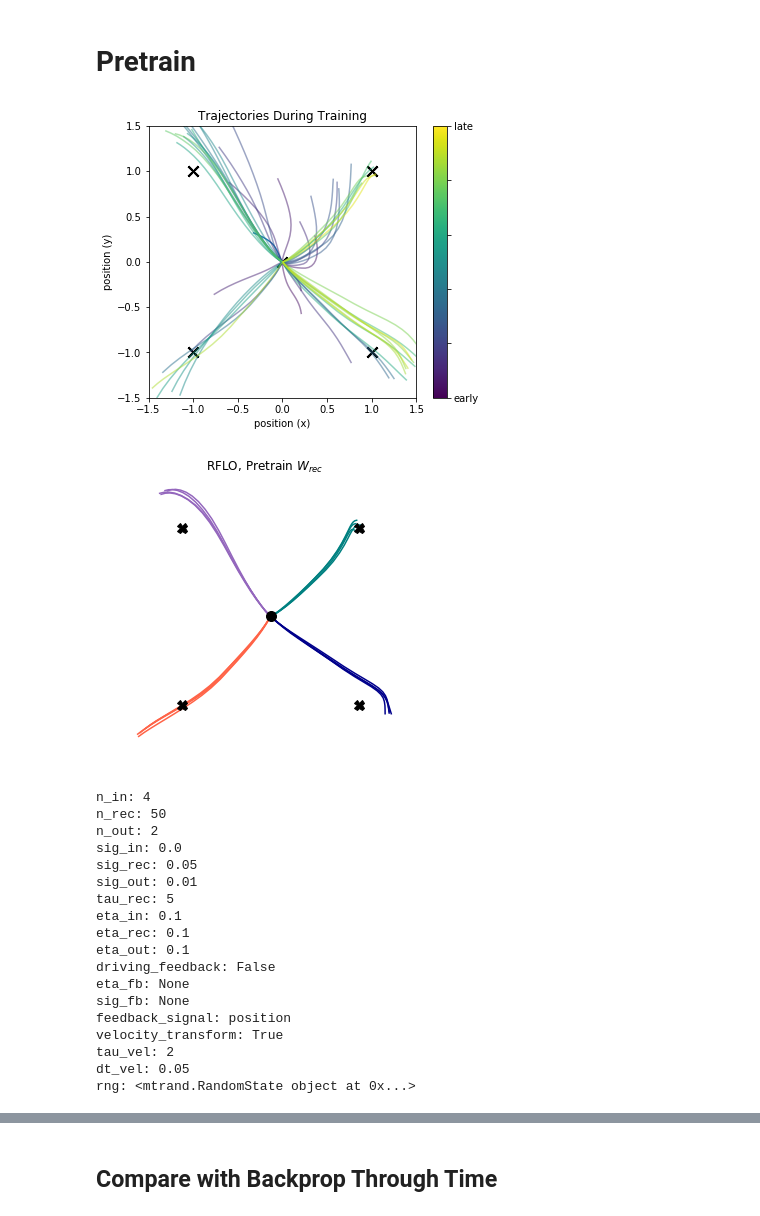
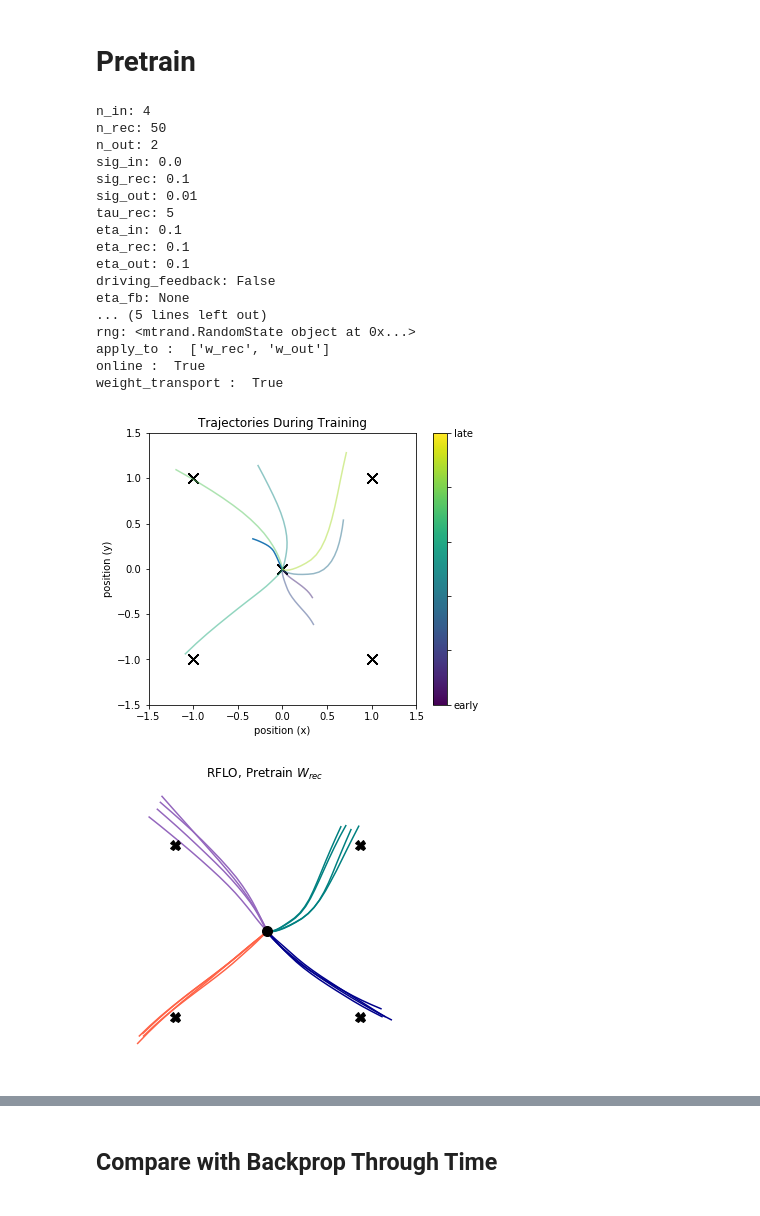
Before and after one commit to jacobfulano/rnn-learning, a Jupyter notebook: experiments/SubpopulationExperiment.ipynb, the cells around one changed output, grey strips where cells are left out. Saved outputs shown, nothing was run; the diff lists cells and outputs as text; code cells hidden in the pictures.

```diff
--- a/experiments/SubpopulationExperiment.ipynb
+++ b/experiments/SubpopulationExperiment.ipynb
@@ -97,48 +97,46 @@ task4 = Task(x_in=x_pulse4,y_target=np.asarray([[-1],[-1]]))
 # %%
 # Set RNN Parameters
 params = RNNparams(n_in=4,n_rec=50,n_out=2,tau_rec=5,
                eta_in=0.1,eta_rec=0.1,eta_out=0.1,
-               sig_in=0.0,sig_rec=0.05,sig_out=0.01,
+               sig_in=0.0,sig_rec=0.1,sig_out=0.01,
                velocity_transform=True, tau_vel = 2, dt_vel = 0.05,
                rng=np.random.RandomState(1))
+params.print_params()
 
 # Initialize RNN
 net0 = RNN(params)
 
 # initialize simulation
 sim0 = Simulation(net0)
 
 # instantiate learning algorithm
 # Specify particular matrix/unit to apply algorithm
-rflo0 = RFLO(net0,apply_to=['w_out'],online=True,weight_transport=True)
+rflo0 = RFLO(net0,apply_to=['w_rec','w_out'],online=True,weight_transport=True)
 #bptt = BPTT(net0,apply_to=['w_rec','w_out'],online=False) # something strange happening here
+rflo0.print_params()
 
 
-sim0.run_session(n_trials=1000, tasks=[task1,task2,task3,task4], learn_alg=[rflo0], probe_types=['h','y_out','pos'], plot=True, plot_freq=20)
+sim0.run_session(n_trials=150, tasks=[task1,task2,task3,task4], learn_alg=[rflo0], probe_types=['h','y_out','pos'], plot=True, plot_freq=20)
 # %% [output]
+n_in: 4
+n_rec: 50
+n_out: 2
+sig_in: 0.0
+sig_rec: 0.1
+sig_out: 0.01
+tau_rec: 5
+eta_in: 0.1
+eta_rec: 0.1
+eta_out: 0.1
+driving_feedback: False
+eta_fb: None
+... (5 lines left out)
+rng: <mtrand.RandomState object at 0x...>
+apply_to :  ['w_rec', 'w_out']
+online :  True
+weight_transport :  True
-[figure, old version]
+[figure, new version]
 # %%
 fig = plot_trained_trajectories(sim=sim0, tasks=[task1,task2,task3,task4],title='RFLO, Pretrain '+r'$W_{rec}$')
 # %% [output]
-[figure, old version]
+[figure, new version]
-# %%
-params.print_params()
-# %% [output]
-n_in: 4
-n_rec: 50
-n_out: 2
-sig_in: 0.0
-sig_rec: 0.05
-sig_out: 0.01
-tau_rec: 5
-eta_in: 0.1
-eta_rec: 0.1
-eta_out: 0.1
-driving_feedback: False
-eta_fb: None
-sig_fb: None
-feedback_signal: position
-velocity_transform: True
-tau_vel: 2
-dt_vel: 0.05
-rng: <mtrand.RandomState object at 0x...>
```
Also changed, not shown: parts of 13 cells of this notebook, 1 other file.
